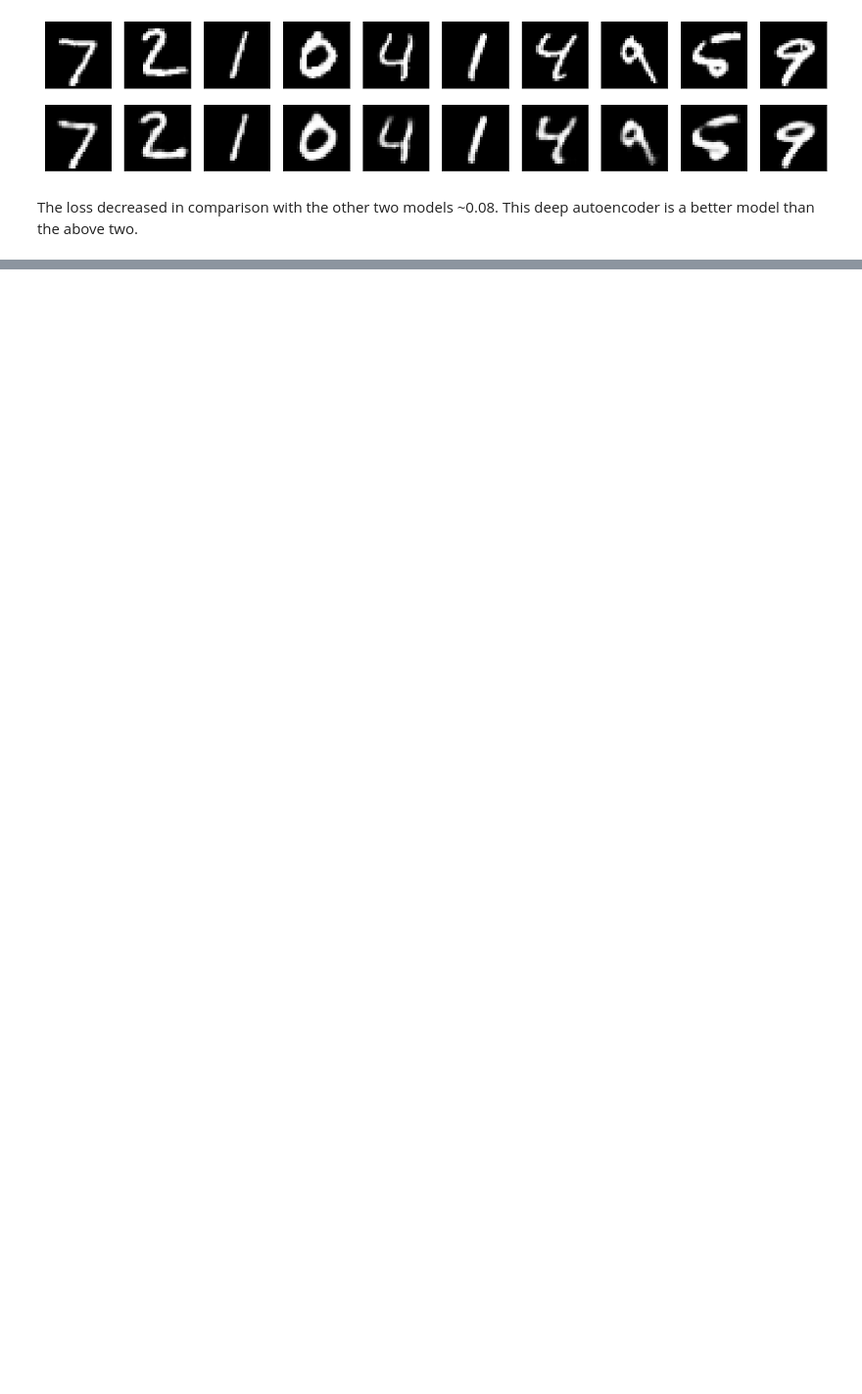
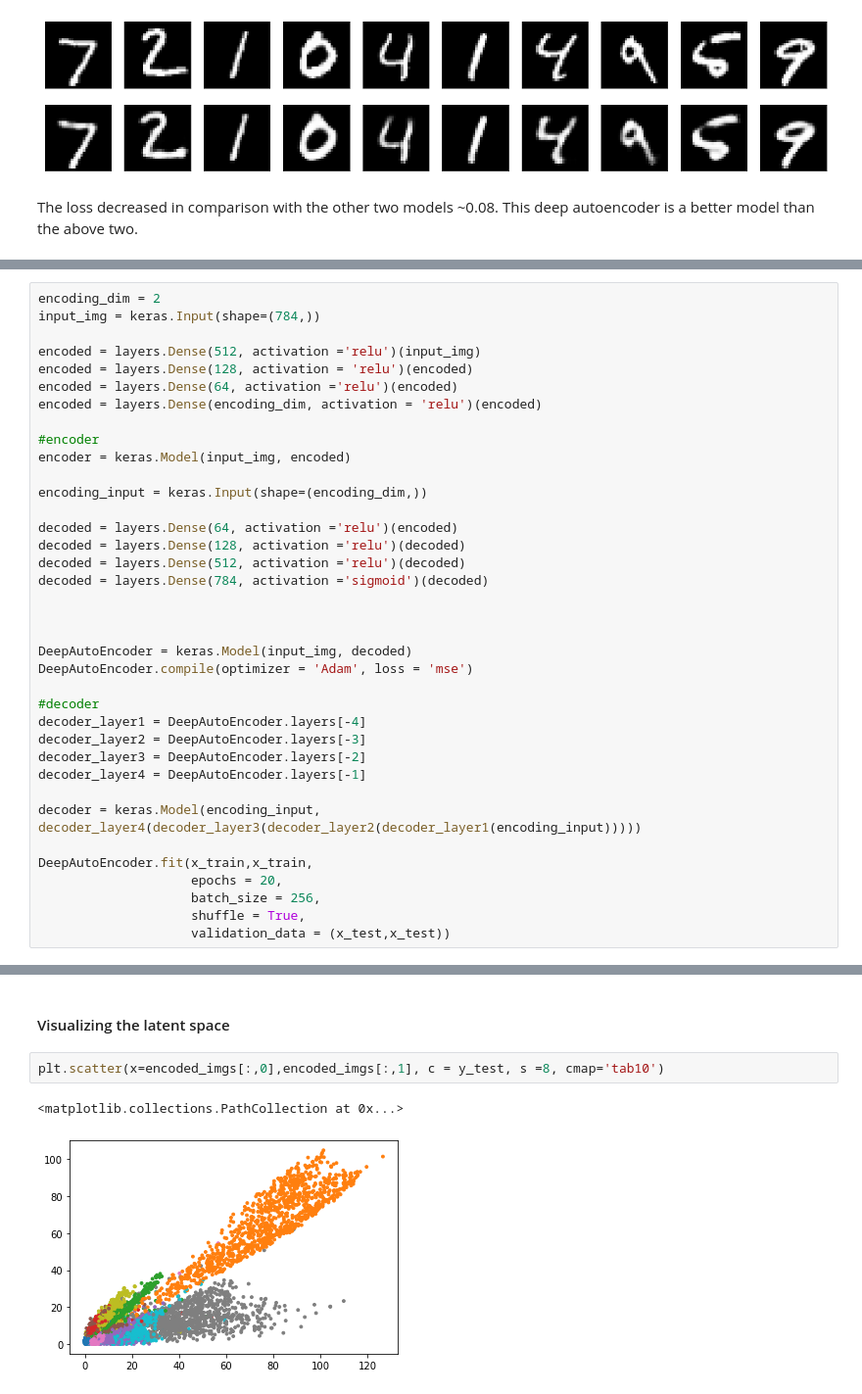
Before and after one commit to behlvaibhav/Autoencoders-Practice, a Jupyter notebook: Autoencoder.ipynb, the cells around one changed output, grey strips where cells are left out. Shown at 98% size. Drawn from its saved outputs; the diff is of its cells as text; blank space fills up the shorter version.

Commit message:
latent space visulaization

```diff
--- a/Autoencoder.ipynb
+++ b/Autoencoder.ipynb
@@ -265,0 +265,37 @@ The loss decreased in comparison with the other two models ~0.08. This deep auto
+# %%
+encoding_dim = 2
+input_img = keras.Input(shape=(784,))
+
+encoded = layers.Dense(512, activation ='relu')(input_img)
+encoded = layers.Dense(128, activation = 'relu')(encoded)
+encoded = layers.Dense(64, activation ='relu')(encoded)
+encoded = layers.Dense(encoding_dim, activation = 'relu')(encoded)
+
+#encoder
+encoder = keras.Model(input_img, encoded)
+
+encoding_input = keras.Input(shape=(encoding_dim,))
+
+decoded = layers.Dense(64, activation ='relu')(encoded)
+decoded = layers.Dense(128, activation ='relu')(decoded)
+decoded = layers.Dense(512, activation ='relu')(decoded)
+decoded = layers.Dense(784, activation ='sigmoid')(decoded)
+
+
+
+DeepAutoEncoder = keras.Model(input_img, decoded)
+DeepAutoEncoder.compile(optimizer = 'Adam', loss = 'mse')
+
+#decoder
+decoder_layer1 = DeepAutoEncoder.layers[-4]
+decoder_layer2 = DeepAutoEncoder.layers[-3]
+decoder_layer3 = DeepAutoEncoder.layers[-2]
+decoder_layer4 = DeepAutoEncoder.layers[-1]
+
+decoder = keras.Model(encoding_input, decoder_layer4(decoder_layer3(decoder_layer2(decoder_layer1(encoding_input)))))
+
+DeepAutoEncoder.fit(x_train,x_train,
+                    epochs = 20,
+                    batch_size = 256,
+                    shuffle = True,
+                    validation_data = (x_test,x_test))
@@ -265,0 +344,7 @@ The loss decreased in comparison with the other two models ~0.08. This deep auto
+# %% [markdown]
+#### Visualizing the latent space
+# %%
+plt.scatter(x=encoded_imgs[:,0],encoded_imgs[:,1], c = y_test, s =8, cmap='tab10')
+# %% [output]
+<matplotlib.collections.PathCollection at 0x...>
+[figure, added]
```
Also changed, not shown: parts of 9 cells of this notebook.
